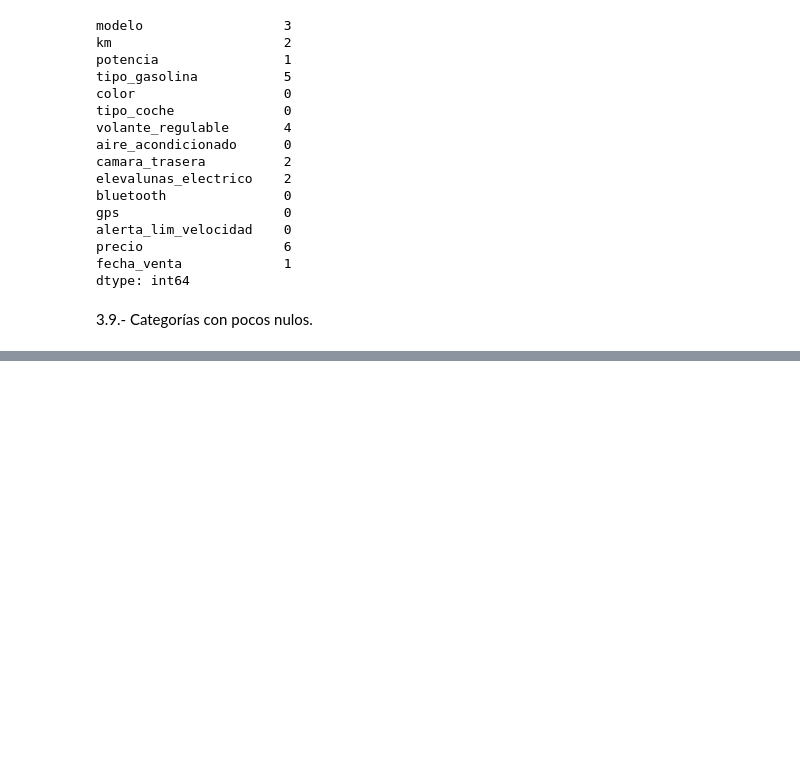
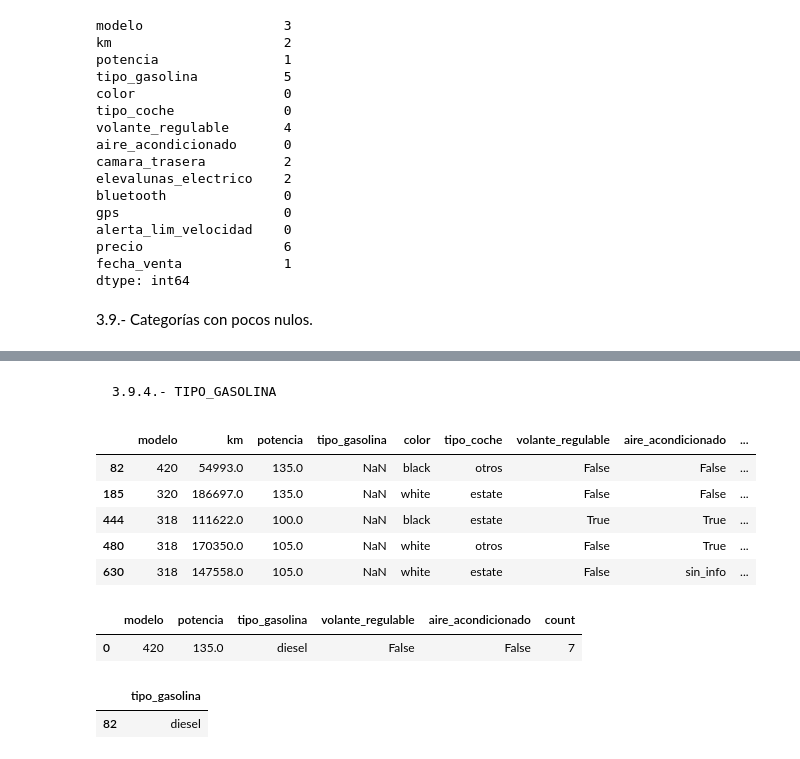
Before and after one commit to tvgtech/BMW_Proj, a Jupyter notebook: Toni_BMW_v2.ipynb, the cells around one changed output, grey strips where cells are left out. Drawn from its saved outputs; the diff is of its cells as text; code cells hidden in the pictures; blank space fills up the shorter version.

Commit message:
Toni - Dataframe limpio de nulos.

```diff
--- a/Toni_BMW_v2.ipynb
+++ b/Toni_BMW_v2.ipynb
@@ -464,0 +506,3 @@ dtype: int64
+# %%
+#Imputamos el modelo X1
+bmw9.loc[[4766],['modelo']]='X1'
@@ -464,0 +535,4 @@ dtype: int64
+# %%
+#No podemos imputar un valor más probable.
+#Lo eliminamos
+bmw9=bmw9.drop(index=4802)
@@ -464,0 +570,2 @@ dtype: int64
+# %%
+bmw9.dropna(subset='km', inplace=True)
@@ -464,0 +608,3 @@ dtype: int64
+# %%
+#Imputamos el valor 160
+bmw9.loc[[181],['potencia']]=160.0
@@ -464,0 +634,25 @@ dtype: int64
+# %% [markdown]
+    3.9.4.- TIPO_GASOLINA
+# %%
+bmw9[bmw9.tipo_gasolina.isnull()]
+# %% [output]
+|  | modelo | km | potencia | tipo_gasolina | color | tipo_coche | volante_regulable | aire_acondicionado | ... |
+| 82 | 420 | 54993.0 | 135.0 | NaN | black | otros | False | False | ... |
+| 185 | 320 | 186697.0 | 135.0 | NaN | white | estate | False | False | ... |
+| 444 | 318 | 111622.0 | 100.0 | NaN | black | estate | True | True | ... |
+| 480 | 318 | 170350.0 | 105.0 | NaN | white | otros | False | True | ... |
+| 630 | 318 | 147558.0 | 105.0 | NaN | white | estate | False | sin_info | ... |
+# %%
+#Evaluamos el modelo 420 (indice 82) para ver si podemos imputar el tipo_gasolina
+bmw9[['modelo','potencia','tipo_gasolina','volante_regulable','aire_acondicionado']][(bmw9['modelo']=='420')&(bmw9['potencia']==135)&(bmw9['volante_regulable']==False)&(bmw9['aire_acondicionado']==False)].value_counts().reset_index()
+# %% [output]
+|  | modelo | potencia | tipo_gasolina | volante_regulable | aire_acondicionado | count |
+| 0 | 420 | 135.0 | diesel | False | False | 7 |
+# %%
+#Imputamos el valor 'diesel'
+bmw9.loc[[82],['tipo_gasolina']]='diesel'
+#check
+bmw9.loc[[82],['tipo_gasolina']]
+# %% [output]
+|  | tipo_gasolina |
+| 82 | diesel |
```
Also changed, not shown: parts of 77 cells of this notebook, 1 other file.
